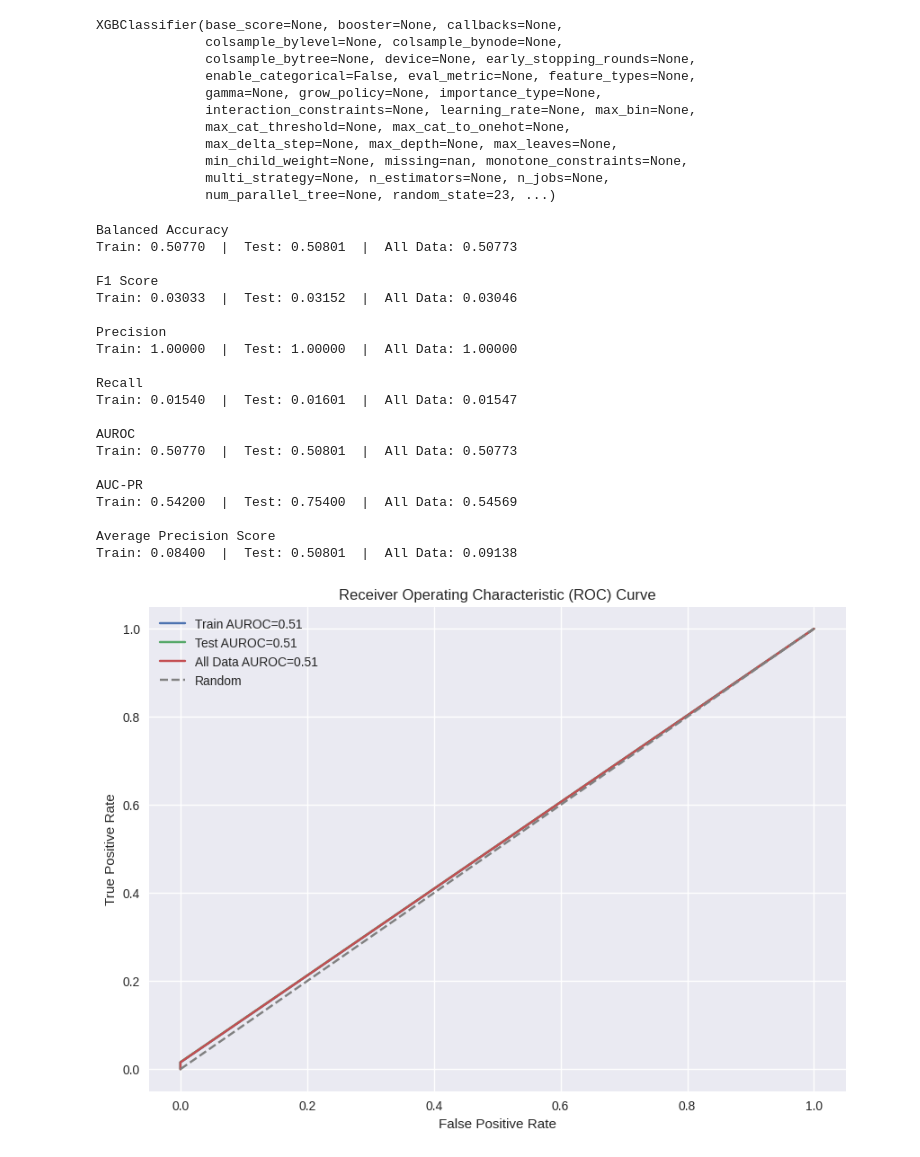
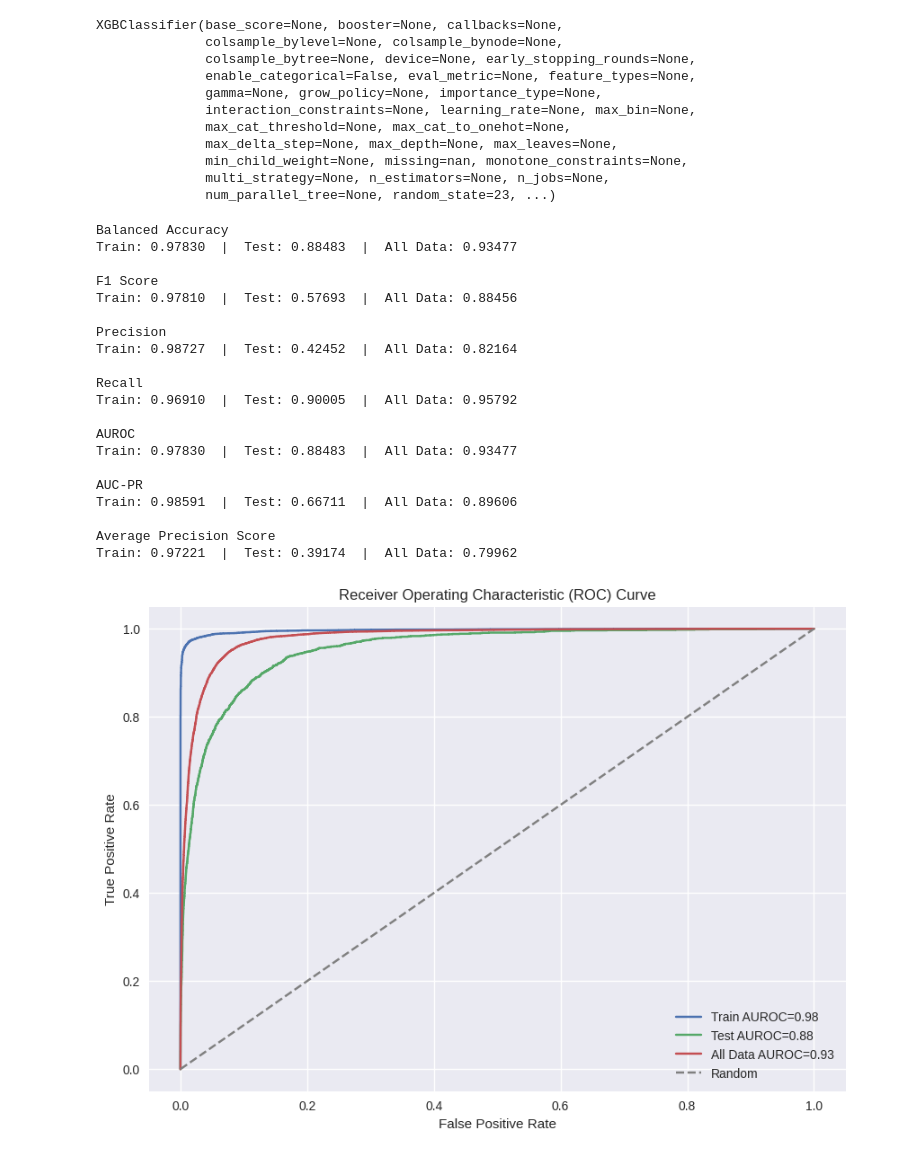
Before and after one commit to VectorInstitute/odyssey, a Jupyter notebook: models/baseline/XGBoost.ipynb, the cells around one changed output. Cells and saved outputs as stored; diff of their text form; code cells hidden in the pictures.

Commit message:
Added functionality to get readmission data. Updated XGBoost script to work with new data format.

```diff
--- a/models/baseline/XGBoost.ipynb
+++ b/models/baseline/XGBoost.ipynb
@@ -246,6 +185,7 @@ print(f"Save & Done! Final Matrix Shape: {patient_freq_matrix.shape}")
 # %%
 # Load feature frequency matrix from disk, generated by above code cell
-patient_freq_matrix = load_npz(FREQ_MATRIX_PATH)
-num_patients = patient_freq_matrix.shape[0]
+patient_freq_matrix = load_npz(FREQ_MATRIX_FINETUNE)
+patient_freq_matrix_test = load_npz(FREQ_MATRIX_TEST)
+num_patients = patient_freq_matrix.shape[0] + patient_freq_matrix_test.shape[0]
 patient_freq_matrix
 # %% [output]
@@ -315,8 +257,8 @@ array([17885, 17883, 17884, ..., 11423, 11707, 12942])
 # print(f"Total positive labels: {sum(data['label'])} out of {len(data)}")
 # %%
 # Prepare data for model training
-X = patient_freq_matrix
-Y = data["label"].values
+X = vstack([patient_freq_matrix, patient_freq_matrix_test])
+Y = np.hstack([train_data["label"].values, test_data["label"].values])
 
 # Optional, Scale features. Didn't improve performance
 # scaler = MaxAbsScaler()
@@ -328,16 +270,16 @@ Y = data["label"].values
 # )
 # %%
 # Split data into train and test based on original dataset definitions
-X_train = patient_freq_matrix[:-test_length, :]
-X_test = patient_freq_matrix[-test_length:, :]
+X_train = patient_freq_matrix
+X_test = patient_freq_matrix_test
 
-y_train = data["label"].values[:-test_length]
-y_test = data["label"].values[-test_length:]
+y_train = train_data["label"].values
+y_test = test_data["label"].values
 # %%
 # Calculate class weights to scale positive weights
 total_negative = len(y_train) - sum(y_train)
 total_positive = sum(y_train)
-scale_pos_weight = total_negative / (total_positive // 0.0001)    # 1.5 for two_weeks and 4 for one_month | use sqrt if extremely imbalanced
+scale_pos_weight = total_negative / (total_positive // 1)    # 1.5 for two_weeks and 4 for one_month | use sqrt if extremely imbalanced
 
 # Single XGBoost Classifier
 xgb_model = xgb.XGBClassifier(objective="binary:logistic", random_state=23, scale_pos_weight=scale_pos_weight)
@@ -359,8 +301,13 @@ XGBClassifier(base_score=None, booster=None, callbacks=None,
 
 # Predict labels for train, test, and all data
 y_train_pred = xgb_model.predict(X_train)
+y_train_prob = xgb_model.predict_proba(X_train)[:, 1]
+
 y_test_pred = xgb_model.predict(X_test)
+y_test_prob = xgb_model.predict_proba(X_test)[:, 1]
+
 all_data_pred = xgb_model.predict(X)
+all_data_prob = xgb_model.predict_proba(X)[:, 1]
 
 # Balanced Accuracy
 y_train_accuracy = balanced_accuracy_score(y_train, y_train_pred)
@@ -424,44 +371,44 @@ print(
     f"Average Precision Score\nTrain: {y_train_aps:.5f}  |  Test: {y_test_aps:.5f}  |  All Data: {all_data_aps:.5f}\n",
 )
 
 # Plot ROC Curve
-fpr_train, tpr_train, _ = roc_curve(y_train, y_train_pred)
-fpr_test, tpr_test, _ = roc_curve(y_test, y_test_pred)
-fpr_all_data, tpr_all_data, _ = roc_curve(Y, all_data_pred)
+fpr_train, tpr_train, _ = roc_curve(y_train, y_train_prob)
+fpr_test, tpr_test, _ = roc_curve(y_test, y_test_prob)
+fpr_all_data, tpr_all_data, _ = roc_curve(Y, all_data_prob)
 
 # Plot Information
 plt.figure(figsize=(10, 7))
 plt.plot(fpr_train, tpr_train, label=f"Train AUROC={y_train_auroc:.2f}")
 plt.plot(fpr_test, tpr_test, label=f"Test AUROC={y_test_auroc:.2f}")
 plt.plot(fpr_all_data, tpr_all_data, label=f"All Data AUROC={all_data_auroc:.2f}")
 plt.plot([0, 1], [0, 1], linestyle="--", color="gray", label="Random")
 plt.xlabel("False Positive Rate")
 plt.ylabel("True Positive Rate")
 plt.title("Receiver Operating Characteristic (ROC) Curve")
 plt.legend()
 plt.show()
 # %% [output]
 Balanced Accuracy
-Train: 0.50770  |  Test: 0.50801  |  All Data: 0.50773
+Train: 0.97830  |  Test: 0.88483  |  All Data: 0.93477
 
 F1 Score
-Train: 0.03033  |  Test: 0.03152  |  All Data: 0.03046
+Train: 0.97810  |  Test: 0.57693  |  All Data: 0.88456
 
 Precision
-Train: 1.00000  |  Test: 1.00000  |  All Data: 1.00000
+Train: 0.98727  |  Test: 0.42452  |  All Data: 0.82164
 
 Recall
-Train: 0.01540  |  Test: 0.01601  |  All Data: 0.01547
+Train: 0.96910  |  Test: 0.90005  |  All Data: 0.95792
 
 AUROC
-Train: 0.50770  |  Test: 0.50801  |  All Data: 0.50773
+Train: 0.97830  |  Test: 0.88483  |  All Data: 0.93477
 
 AUC-PR
-Train: 0.54200  |  Test: 0.75400  |  All Data: 0.54569
+Train: 0.98591  |  Test: 0.66711  |  All Data: 0.89606
 
 Average Precision Score
-Train: 0.08400  |  Test: 0.50801  |  All Data: 0.09138
+Train: 0.97221  |  Test: 0.39174  |  All Data: 0.79962
-[figure, old version]
+[figure, new version]
 # %%
 # Save current predictions, labels, and probabilities to disk
 np.save(f"{ROOT}/xgboost_y_test_pred_two_weeks.npy", y_test_pred)
```
Also changed, not shown: parts of 15 cells of this notebook, 5 other files.
